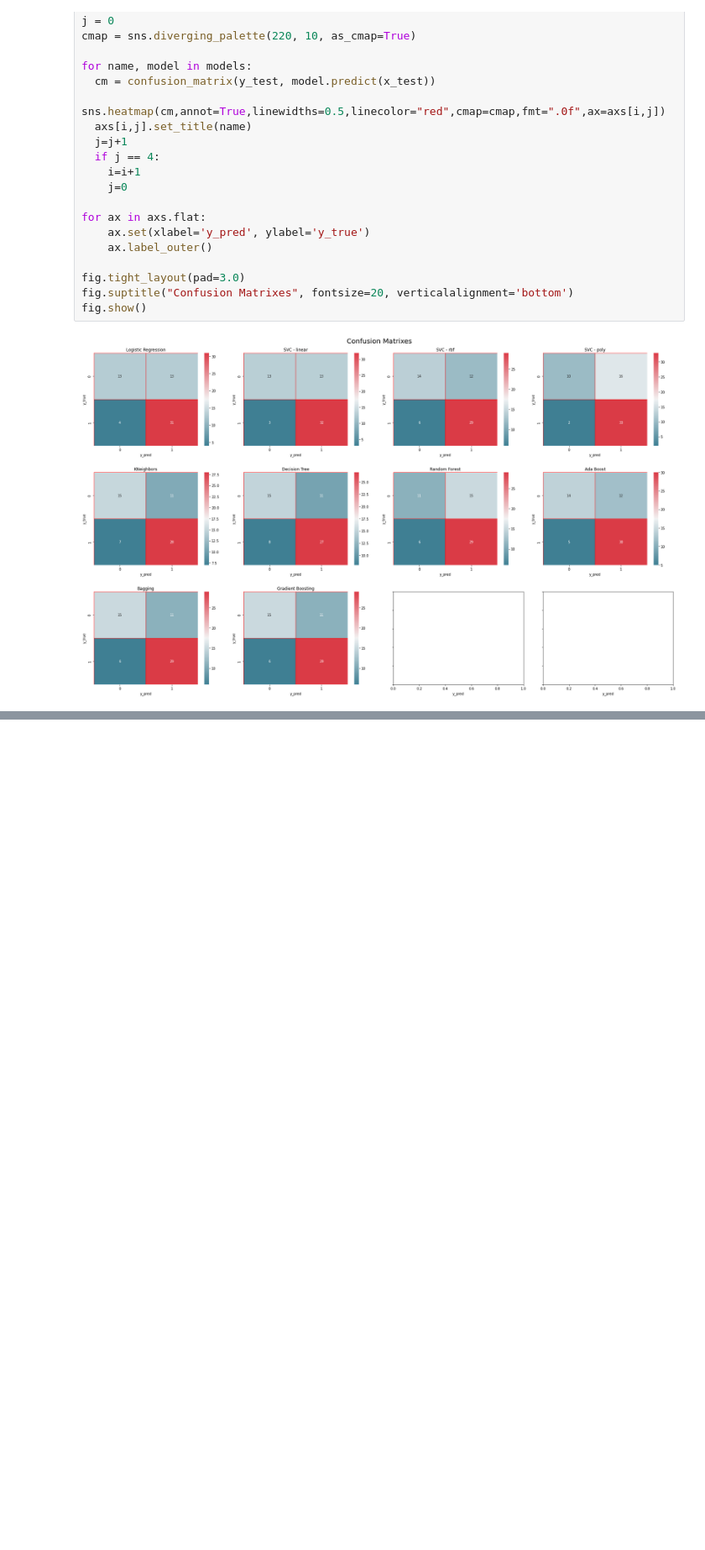
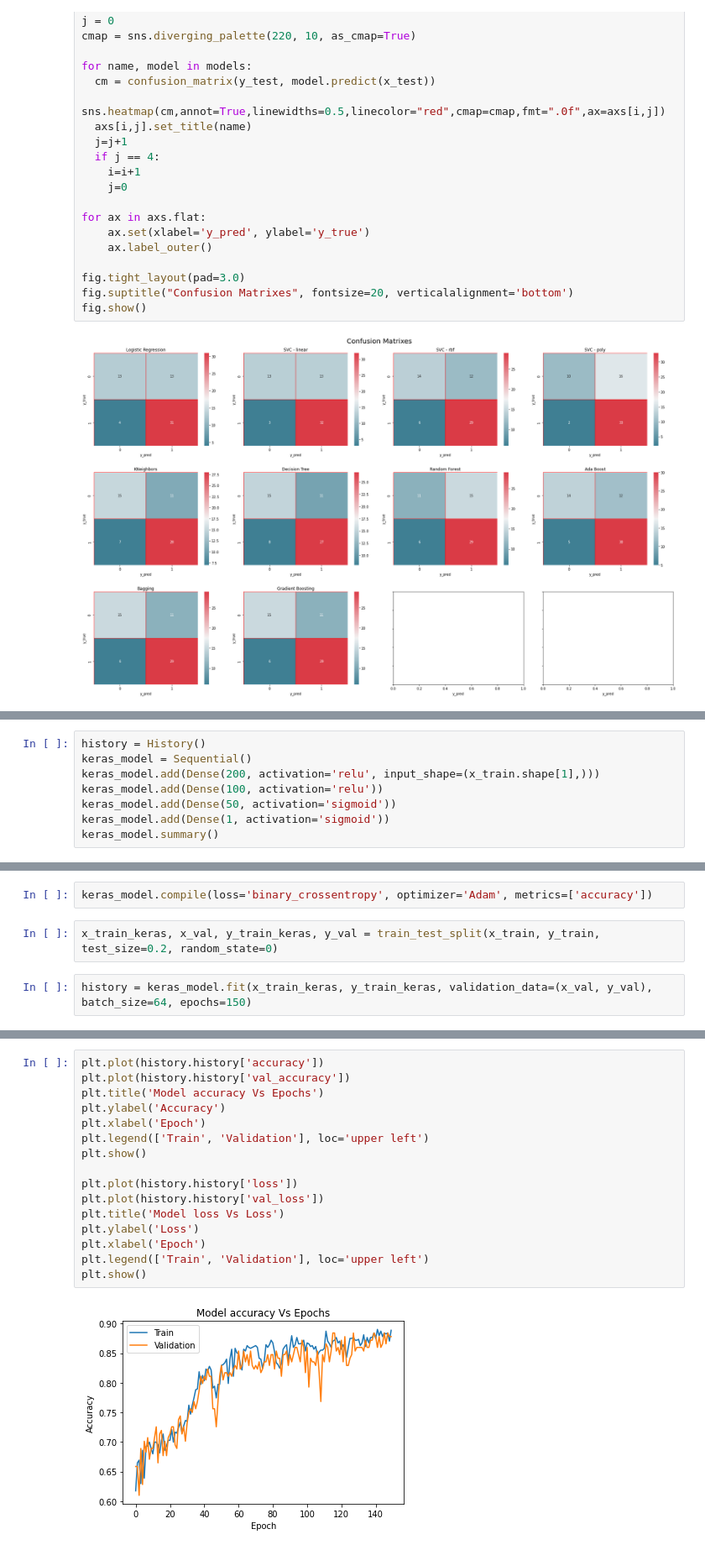
Before and after one commit to dolidius/psi-projekt, a Jupyter notebook: hearthDiseases.ipynb, the cells around one changed output, grey strips where cells are left out. Shown at 84% size. Drawn from its saved outputs; the diff is of its cells as text; blank space fills up the shorter version.

Commit message:
add keras

```diff
--- a/hearthDiseases.ipynb
+++ b/hearthDiseases.ipynb
@@ -573,0 +582,8 @@ fig.show()
+# %%
+history = History()
+keras_model = Sequential()
+keras_model.add(Dense(200, activation='relu', input_shape=(x_train.shape[1],)))
+keras_model.add(Dense(100, activation='relu'))
+keras_model.add(Dense(50, activation='sigmoid'))
+keras_model.add(Dense(1, activation='sigmoid'))
+keras_model.summary()
@@ -573,0 +608,6 @@ fig.show()
+# %%
+keras_model.compile(loss='binary_crossentropy', optimizer='Adam', metrics=['accuracy'])
+# %%
+x_train_keras, x_val, y_train_keras, y_val = train_test_split(x_train, y_train, test_size=0.2, random_state=0)
+# %%
+history = keras_model.fit(x_train_keras, y_train_keras, validation_data=(x_val, y_val), batch_size=64, epochs=150)
@@ -573,0 +632,18 @@ fig.show()
+# %%
+plt.plot(history.history['accuracy'])
+plt.plot(history.history['val_accuracy'])
+plt.title('Model accuracy Vs Epochs')
+plt.ylabel('Accuracy')
+plt.xlabel('Epoch')
+plt.legend(['Train', 'Validation'], loc='upper left')
+plt.show()
+
+plt.plot(history.history['loss'])
+plt.plot(history.history['val_loss'])
+plt.title('Model loss Vs Loss')
+plt.ylabel('Loss')
+plt.xlabel('Epoch')
+plt.legend(['Train', 'Validation'], loc='upper left')
+plt.show()
+# %% [output]
+[figure, added]
```
Also changed, not shown: parts of 5 cells of this notebook.
